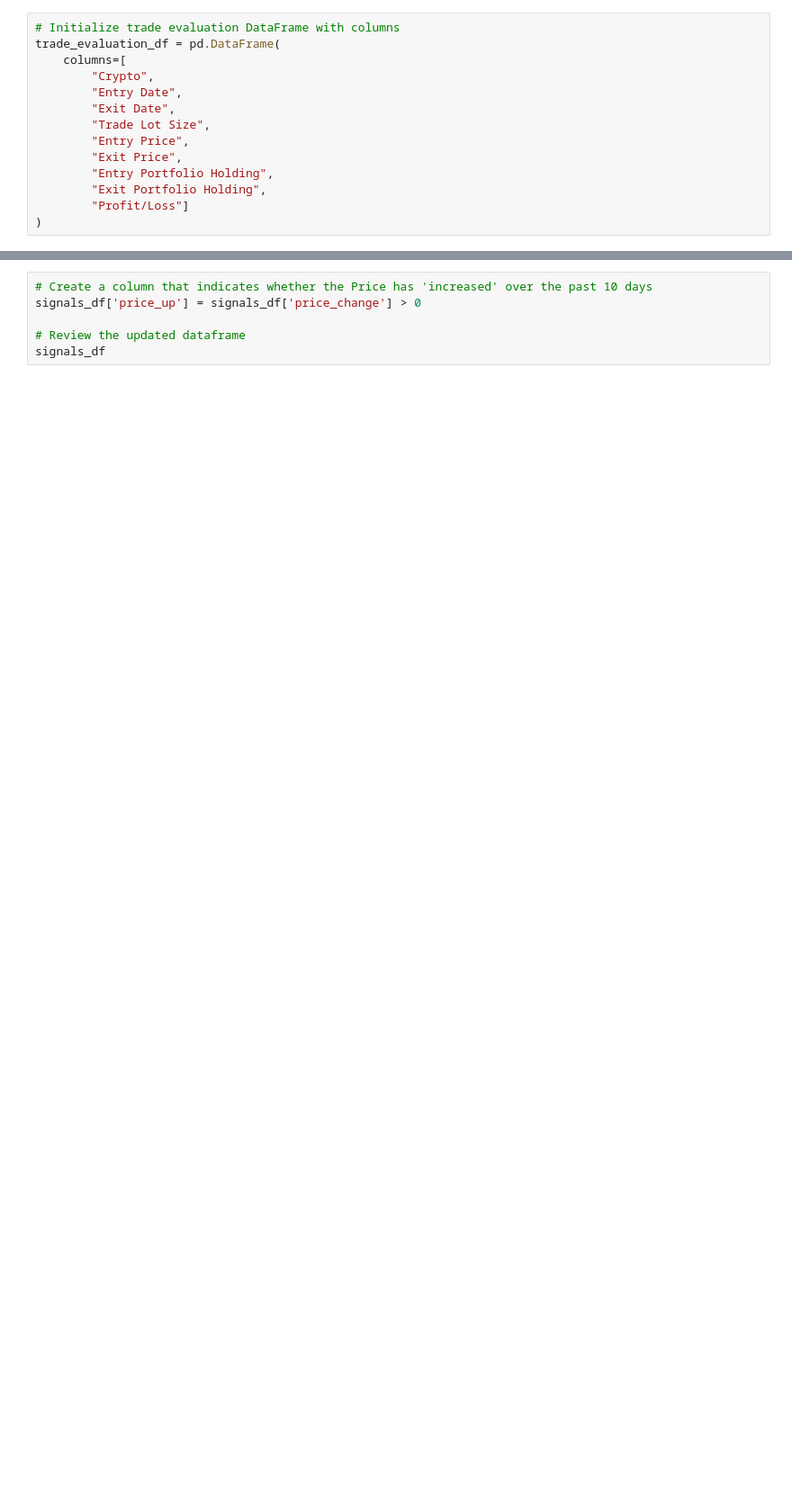
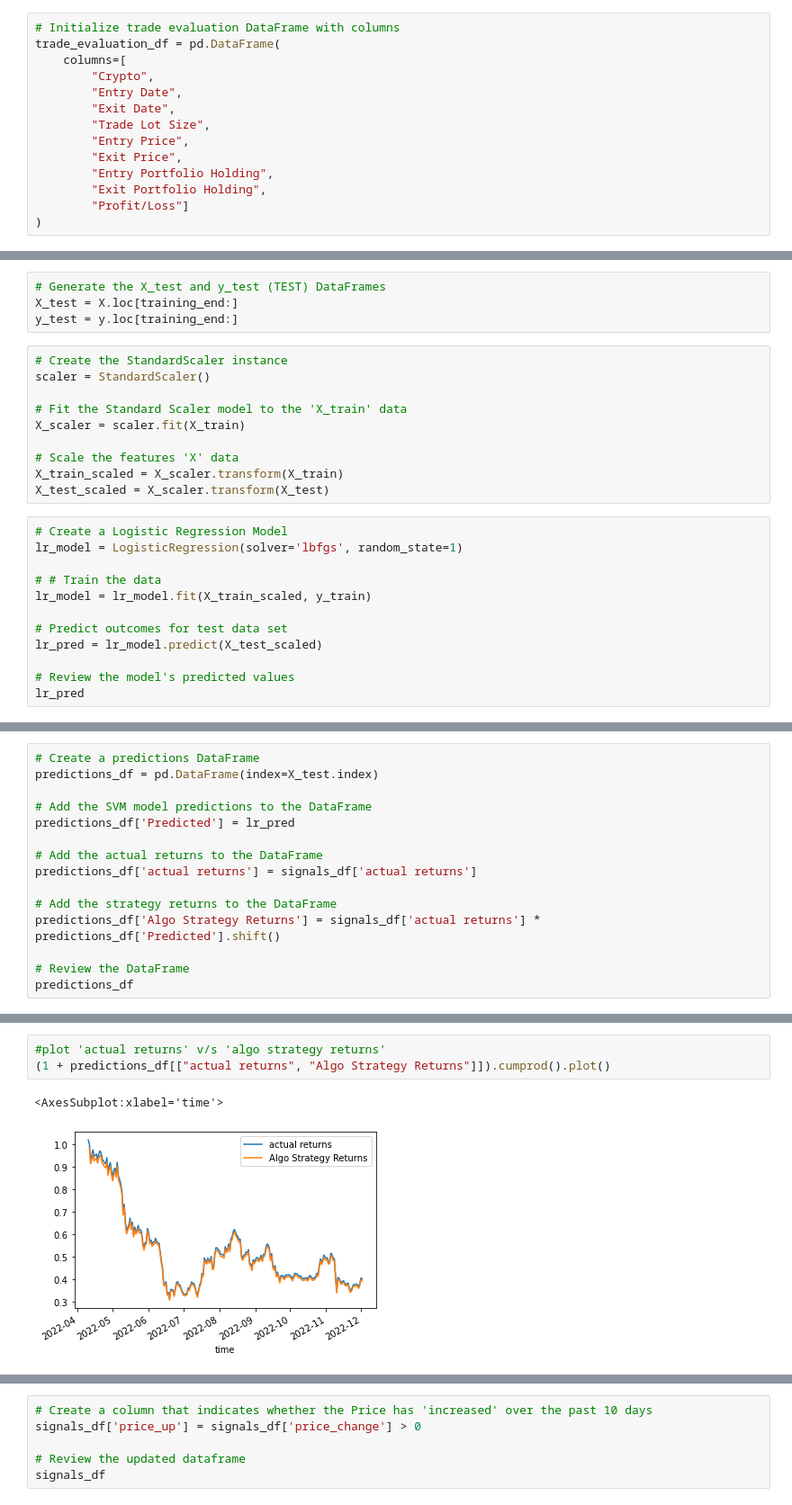
Before and after one commit to jdonnelly0804/project-2, a Jupyter notebook: ravi.ipynb, the cells around one changed output, grey strips where cells are left out. Shown at 90% size. Cells and saved outputs as stored; diff of their text form; blank space fills up the shorter version.

```diff
--- a/ravi.ipynb
+++ b/ravi.ipynb
@@ -357,0 +471,26 @@ trade_evaluation_df
+# %%
+# Generate the X_test and y_test (TEST) DataFrames
+X_test = X.loc[training_end:]
+y_test = y.loc[training_end:]
+# %%
+# Create the StandardScaler instance
+scaler = StandardScaler()
+
+# Fit the Standard Scaler model to the 'X_train' data
+X_scaler = scaler.fit(X_train)
+
+# Scale the features 'X' data
+X_train_scaled = X_scaler.transform(X_train)
+X_test_scaled = X_scaler.transform(X_test)
+# %%
+# Create a Logistic Regression Model
+lr_model = LogisticRegression(solver='lbfgs', random_state=1)
+
+# # Train the data
+lr_model = lr_model.fit(X_train_scaled, y_train)
+
+# Predict outcomes for test data set
+lr_pred = lr_model.predict(X_test_scaled)
+
+# Review the model's predicted values
+lr_pred
@@ -357,0 +530,15 @@ trade_evaluation_df
+# %%
+# Create a predictions DataFrame
+predictions_df = pd.DataFrame(index=X_test.index)
+
+# Add the SVM model predictions to the DataFrame
+predictions_df['Predicted'] = lr_pred
+
+# Add the actual returns to the DataFrame
+predictions_df['actual returns'] = signals_df['actual returns']
+
+# Add the strategy returns to the DataFrame
+predictions_df['Algo Strategy Returns'] = signals_df['actual returns'] * predictions_df['Predicted'].shift()
+
+# Review the DataFrame
+predictions_df
@@ -358 +560,7 @@ trade_evaluation_df
+# %%
+#plot 'actual returns' v/s 'algo strategy returns'
+(1 + predictions_df[["actual returns", "Algo Strategy Returns"]]).cumprod().plot()
+# %% [output]
+<AxesSubplot:xlabel='time'>
+[figure, added]
 # %%
```
Also changed, not shown: parts of 27 cells of this notebook.
